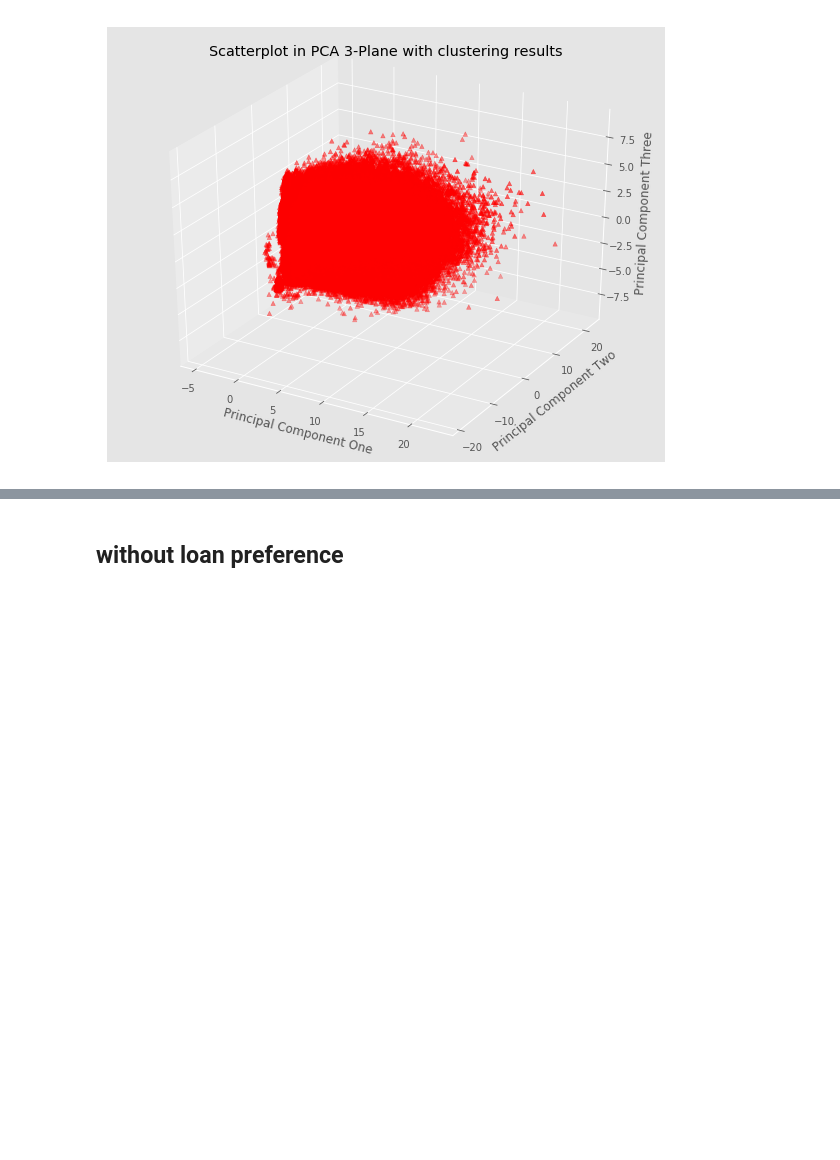
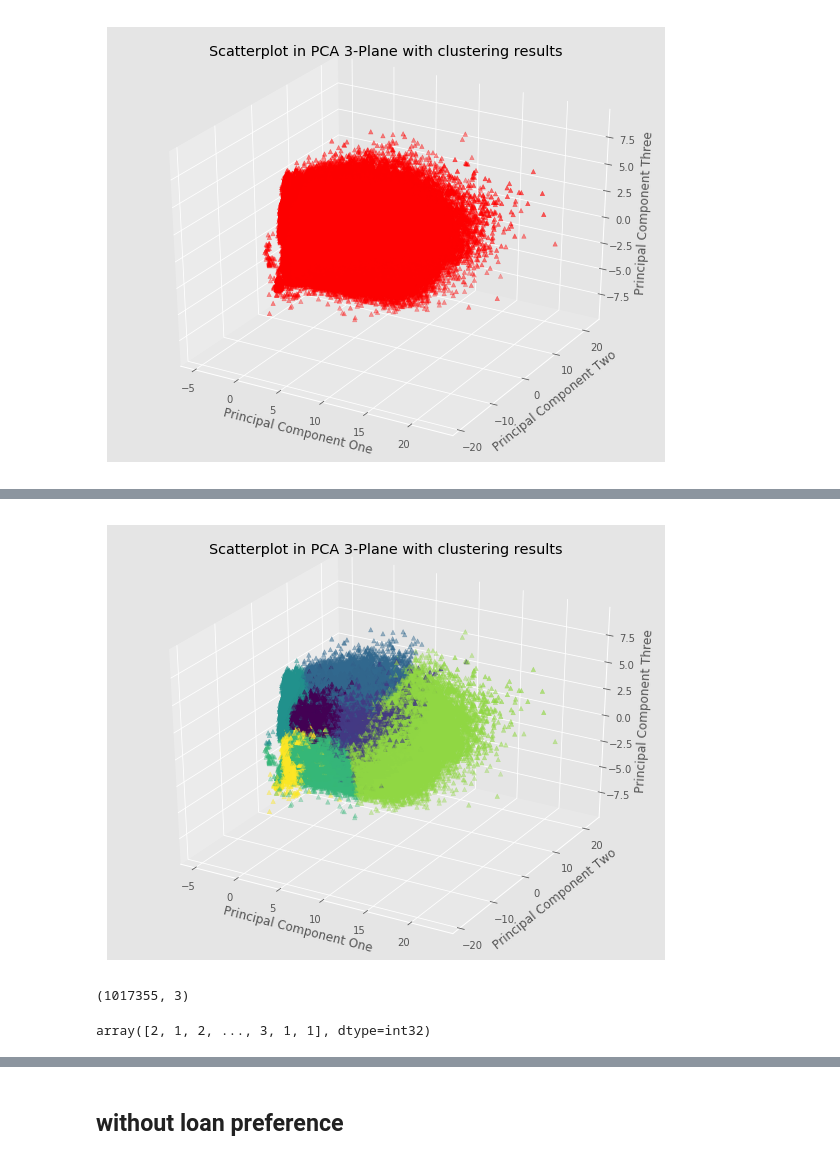
Before and after one commit to liyouzhang/Lender_Segmentations_Kiva, a Jupyter notebook: 0811_story_of_normal_users.ipynb, the cells around one changed output, grey strips where cells are left out. Saved outputs shown, nothing was run; the diff lists cells and outputs as text; code cells hidden in the pictures; blank space fills up the shorter version.

```diff
--- a/0811_story_of_normal_users.ipynb
+++ b/0811_story_of_normal_users.ipynb
@@ -67 +67,5 @@ plot_3D_kmeans(re_pca,y)
+# %%
+plot_3D_kmeans(re_pca,y) #7 clusters
+# %% [output]
+[figure, added]
 # %%
@@ -70,0 +73,4 @@ silhouette_avg = silhouette_score(re_pca, assigned_cluster)
+# %%
+re_pca.shape
+# %% [output]
+(1017355, 3)
@@ -70,0 +81,4 @@ silhouette_avg = silhouette_score(re_pca, assigned_cluster)
+# %%
+y
+# %% [output]
+array([2, 1, 2, ..., 3, 1, 1], dtype=int32)
```
Also changed, not shown: parts of 26 cells of this notebook, 1 other file.
